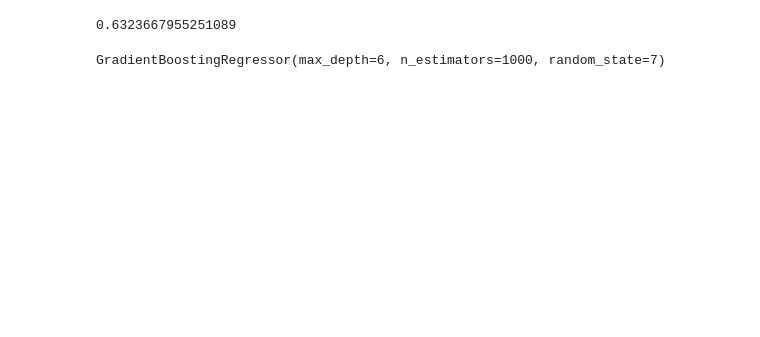
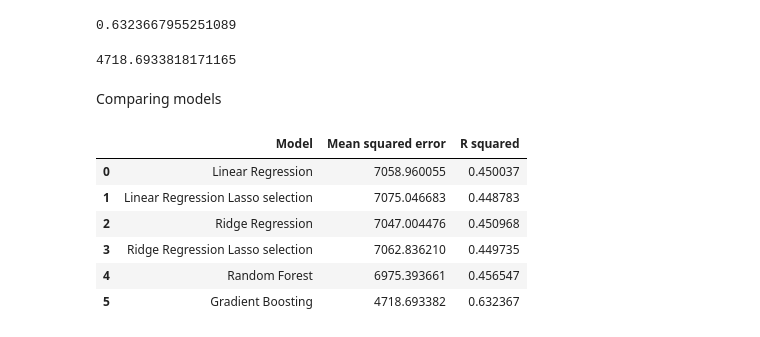
Before and after one commit to MarkoMikulic/ML_Project, a Jupyter notebook: 01 Main file.ipynb, the cells around one changed output. Saved outputs shown, nothing was run; the diff lists cells and outputs as text; code cells hidden in the pictures; blank space fills up the shorter version.

```diff
--- a/01 Main file.ipynb
+++ b/01 Main file.ipynb
@@ -689,5 +661,9 @@ y_predicted = model.predict(x_val)
-# %%
-model_Gradient_Boosting = GradientBoostingRegressor(max_depth=i_best, n_estimators=n_best, random_state=7)
-model_Gradient_Boosting.fit(x_train, y_train)
-# %% [output]
-GradientBoostingRegressor(max_depth=6, n_estimators=1000, random_state=7)
+# %%
+# Using mean squared error to evaluate the model
+
+gradient_boosting_model_MSE = metrics.mean_squared_error(y_test, y_predicted)
+gradient_boosting_model_MSE
+# %% [output]
+4718.6933818171165
+# %% [markdown]
+Comparing models
@@ -693,0 +676,12 @@ GradientBoostingRegressor(max_depth=6, n_estimators=1000, random_state=7)
+# %%
+# Gradient boosting provides the best results!
+
+Evaluations_df
+# %% [output]
+|  | Model | Mean squared error | R squared |
+| 0 | Linear Regression | 7058.960055 | 0.450037 |
+| 1 | Linear Regression Lasso selection | 7075.046683 | 0.448783 |
+| 2 | Ridge Regression | 7047.004476 | 0.450968 |
+| 3 | Ridge Regression Lasso selection | 7062.836210 | 0.449735 |
+| 4 | Random Forest | 6975.393661 | 0.456547 |
+| 5 | Gradient Boosting | 4718.693382 | 0.632367 |
```
Also changed, not shown: parts of 60 cells of this notebook.
